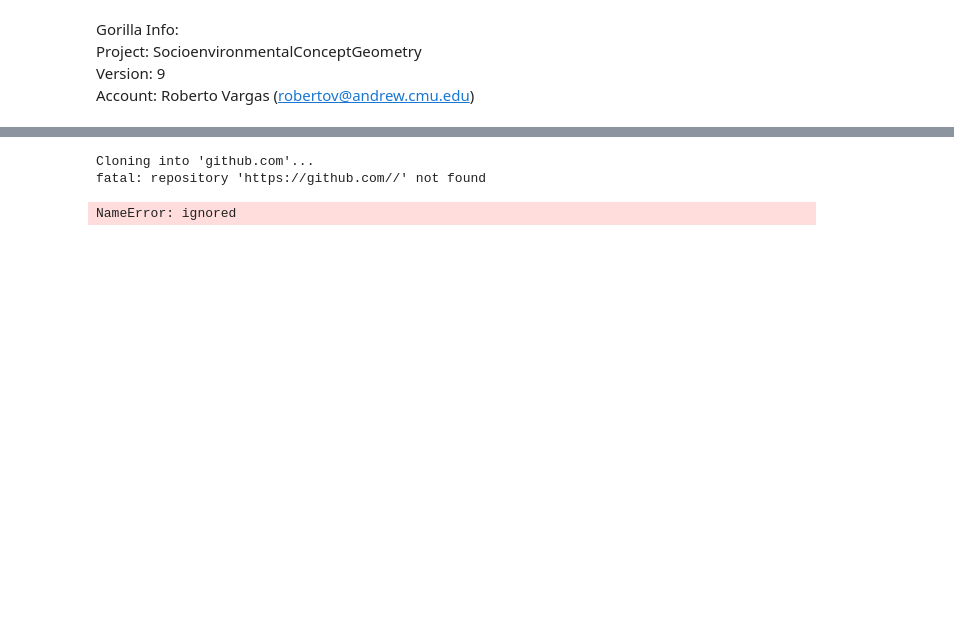
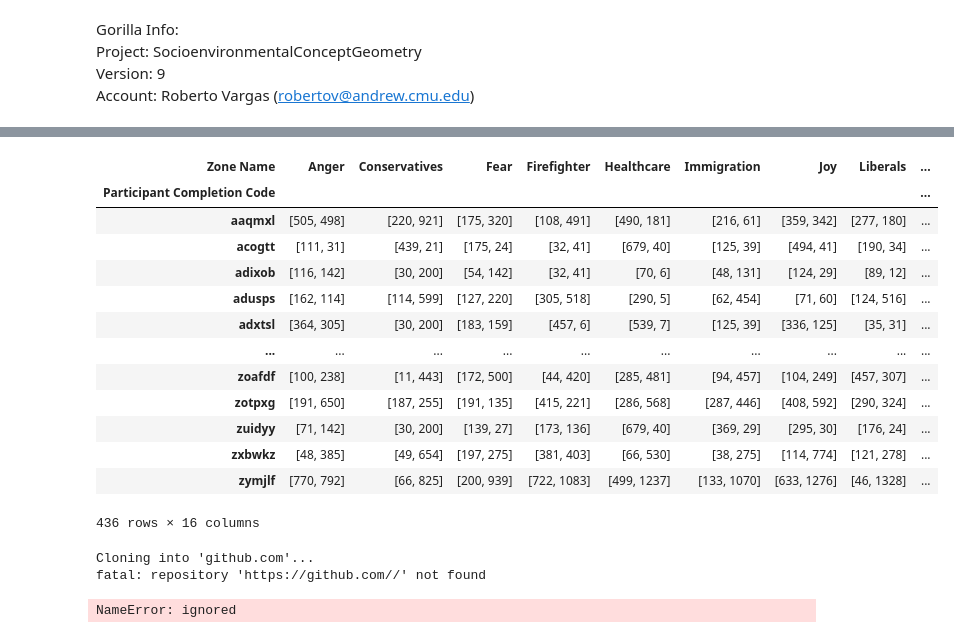
Before and after one commit to nmossazg12/Feature-selection-vs-PCA, a Jupyter notebook: SocioenvironmentalGeometry/code/Gorilla2BIDS.ipynb, the cells around one changed output, grey strips where cells are left out. Cells and saved outputs as stored; diff of their text form; code cells hidden in the pictures; blank space fills up the shorter version.

```diff
--- a/SocioenvironmentalGeometry/code/Gorilla2BIDS.ipynb
+++ b/SocioenvironmentalGeometry/code/Gorilla2BIDS.ipynb
@@ -244,14 +211,0 @@ df_taskSpAM = df_taskSpAM.pivot(index='Participant Completion Code', columns=['Z
-# %%
-# for loop to replace NaN with default values.
-zone_name = df_default_values['Zone Name'].to_list()
-coordinates = df_default_values['Response'].to_list()
-
-for i in range(df_taskSpAM.shape[0]):
-  for j in range(df_taskSpAM.shape[1]):
-    if pd.isna(df_taskSpAM.iloc[i,j]):
-      index = zone_name.index(df_taskSpAM.columns[j])
-      df_taskSpAM.iloc[i,j] = coordinates[index]
-
-# Select the last coordinate input
-df_taskSpAM = df_taskSpAM.apply(lambda x: x.str.split(',').str[-1])
-display(df_taskSpAM)
@@ -273,3 +211,0 @@ display(df_taskSpAM)
-# %%
-x = zone_name.index(df_taskSpAM.columns[j])
-print(coordinates[x]), print(coordinates)
@@ -311,36 +226,62 @@ df_News = df_News.pivot(index = 'Participant Completion Code', columns = ['Quest
 df_GRDiscrim = df_GRDiscrim.pivot(index = 'Participant Completion Code', columns = ['Question Key'], values = ['Response']) #Gender/Racial Discrimination
 #display(df_GRDiscrim)
 
 df_ConExposure = df_ConExposure.pivot(index = 'Participant Completion Code', columns = ['Question Key'], values = ['Response']) #Concept Exposure
 #display(df_ConExposure)
 
 df_ConFeeling = df_ConFeeling.pivot(index = 'Participant Completion Code', columns = ['Question Key'], values = ['Response']) #Concept Feeling
 #display(df_ConFeeling)
 
 df_ConInteraction = df_ConInteraction.pivot(index = 'Participant Completion Code', columns = ['Question Key'], values = ['Response']) #Concept Interaction
 #display(df_ConInteraction)
 
 df_SDO = df_SDO.pivot(index = 'Participant Completion Code', columns = ['Question Key'], values = ['Response']) #Social Dominance Orientation
 #display(df_SDO)
 
 #TASKS:
 #TODO: Take last mask out last instance of each concepts. If no isntance is present then use default coordinate. Flag participants that did not move at least half of the concepts (i.e., there are no entries)
-#df_taskSpAM_test = df_taskSpAM.pivot(index = 'Participant Completion Code', columns = ['Zone Name'], values = ['Response']) #SpAM
-#df_taskSpAM_test = df_taskSpAM_test.groupby(level=0).last()
-#display(df_taskSpAM_test)
+df_taskSpAM = df_taskSpAM.groupby(['Participant Completion Code', 'Zone Name'])['Response'].agg(' '.join).reset_index()
+df_taskSpAM = df_taskSpAM.pivot(index='Participant Completion Code', columns=['Zone Name'], values='Response')
+
+for i in range(df_taskSpAM.shape[0]):
+  for j in range(df_taskSpAM.shape[1]):
+    if pd.isna(df_taskSpAM.iloc[i,j]):
+      index = zone_name.index(df_taskSpAM.columns[j])
+      df_taskSpAM.iloc[i,j] = coordinates[index]
+
+# Select the last coordinate input
+df_taskSpAM = df_taskSpAM.apply(lambda x: x.str.split(' ').str[-4:])
+df_taskSpAM = df_taskSpAM.applymap(lambda x: [x[0], x[2]] if isinstance(x, list) else x)
+df_taskSpAM = df_taskSpAM.applymap(lambda x: [int(''.join(filter(str.isdigit, i))) for i in x])
+display(df_taskSpAM)
 
 # Old code runs to "ValueError: Index contains duplicate entries, cannot reshape" isssue.
 # df_taskPRaM = df_taskPRaM.pivot(index = ['Participant Completion Code'], columns = ['Pair'], values = ['Response']) #PRaM
 # #display(df_taskPRaM)
 
 #Solution
 # group values by index column and aggregating the Response values as list.
 df_taskPRaM = df_taskPRaM.groupby(['Participant Completion Code', 'Pair'])['Response'].agg(list).reset_index()
 df_taskPRaM = df_taskPRaM.pivot(index='Participant Completion Code', columns='Pair', values='Response')
 
 # Run the following function to convert Response values from list to float.
 df_taskPRaM = df_taskPRaM.applymap(convert_to_float)
 #display(df_taskPRaM)
+# %% [output]
+| Zone Name | Anger | Conservatives | Fear | Firefighter | Healthcare | Immigration | Joy | Liberals | ... |
+| Participant Completion Code |  |  |  |  |  |  |  |  | ... |
+| aaqmxl | [505, 498] | [220, 921] | [175, 320] | [108, 491] | [490, 181] | [216, 61] | [359, 342] | [277, 180] | ... |
+| acogtt | [111, 31] | [439, 21] | [175, 24] | [32, 41] | [679, 40] | [125, 39] | [494, 41] | [190, 34] | ... |
+| adixob | [116, 142] | [30, 200] | [54, 142] | [32, 41] | [70, 6] | [48, 131] | [124, 29] | [89, 12] | ... |
+| adusps | [162, 114] | [114, 599] | [127, 220] | [305, 518] | [290, 5] | [62, 454] | [71, 60] | [124, 516] | ... |
+| adxtsl | [364, 305] | [30, 200] | [183, 159] | [457, 6] | [539, 7] | [125, 39] | [336, 125] | [35, 31] | ... |
+| ... | ... | ... | ... | ... | ... | ... | ... | ... | ... |
+| zoafdf | [100, 238] | [11, 443] | [172, 500] | [44, 420] | [285, 481] | [94, 457] | [104, 249] | [457, 307] | ... |
+| zotpxg | [191, 650] | [187, 255] | [191, 135] | [415, 221] | [286, 568] | [287, 446] | [408, 592] | [290, 324] | ... |
+| zuidyy | [71, 142] | [30, 200] | [139, 27] | [173, 136] | [679, 40] | [369, 29] | [295, 30] | [176, 24] | ... |
+| zxbwkz | [48, 385] | [49, 654] | [197, 275] | [381, 403] | [66, 530] | [38, 275] | [114, 774] | [121, 278] | ... |
+| zymjlf | [770, 792] | [66, 825] | [200, 939] | [722, 1083] | [499, 1237] | [133, 1070] | [633, 1276] | [46, 1328] | ... |
+436 rows × 16 columns
 # %%
 #Push to Lab GitHub !!!
 #NOTE: These credentials should be configured to user's lab GitHub
```
Also changed, not shown: parts of 7 cells of this notebook.
